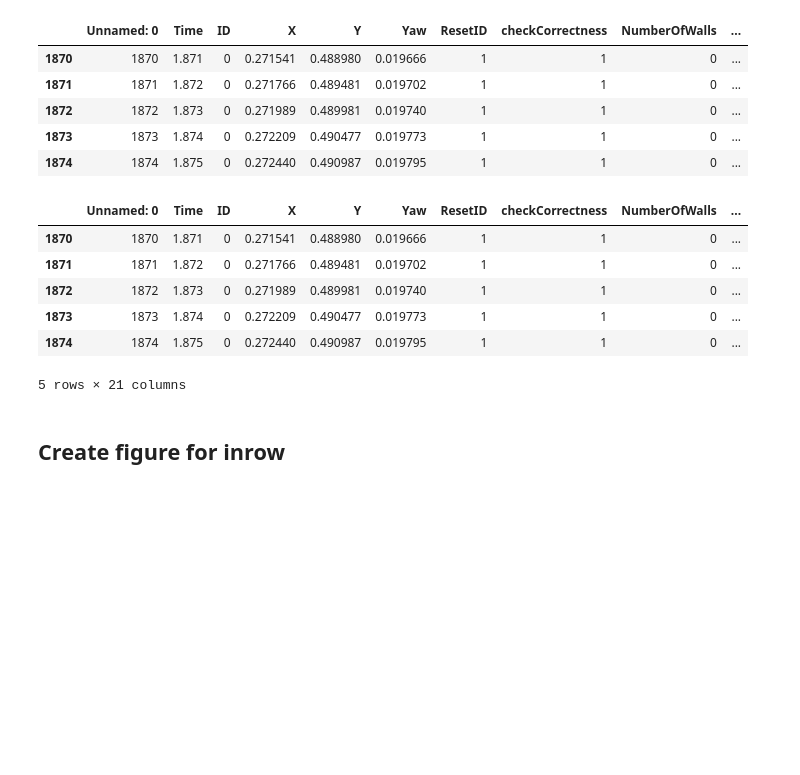
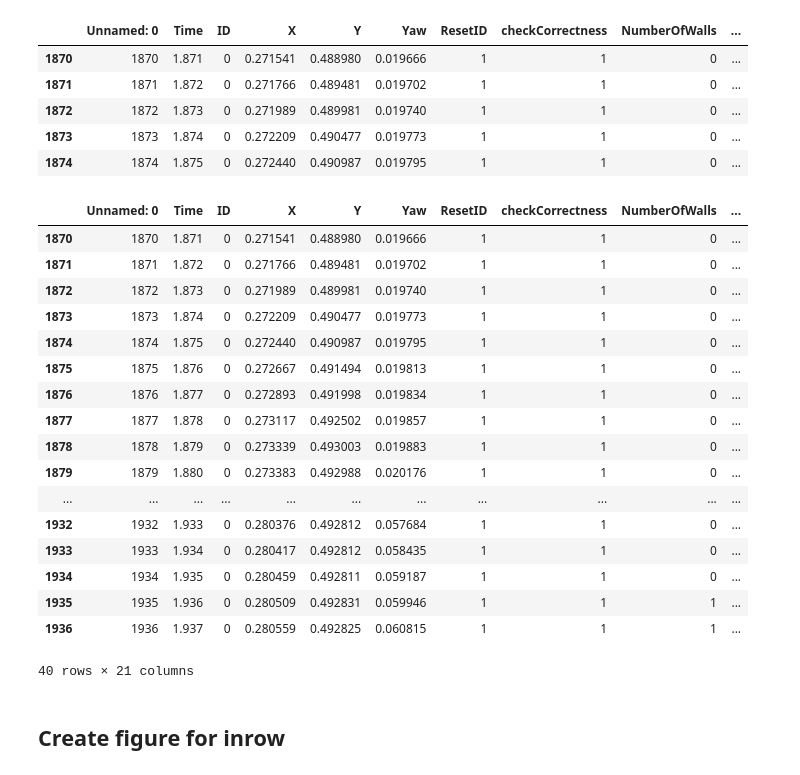
Before and after one commit to alexandroid000/self-assembly, a Jupyter notebook: dataAnalysis/develop/verification/verify_trajectory.ipynb, the cells around one changed output. Cells and saved outputs as stored; diff of their text form; code cells hidden in the pictures; blank space fills up the shorter version.

```diff
--- a/dataAnalysis/develop/verification/verify_trajectory.ipynb
+++ b/dataAnalysis/develop/verification/verify_trajectory.ipynb
@@ -69,17 +69,28 @@ df_in_angle.head()
 # %%
 #Add a label to each row for the corresponding ranges
 for i in range(NUMBER_OF_EXAMPLES):
     local_range = rows[i]
     df_in_angle.loc[local_range, 'id'] = int(i)
-df_in_angle.head()
+df_in_angle
 # %% [output]
 |  | Unnamed: 0 | Time | ID | X | Y | Yaw | ResetID | checkCorrectness | NumberOfWalls | ... |
 | 1870 | 1870 | 1.871 | 0 | 0.271541 | 0.488980 | 0.019666 | 1 | 1 | 0 | ... |
 | 1871 | 1871 | 1.872 | 0 | 0.271766 | 0.489481 | 0.019702 | 1 | 1 | 0 | ... |
 | 1872 | 1872 | 1.873 | 0 | 0.271989 | 0.489981 | 0.019740 | 1 | 1 | 0 | ... |
 | 1873 | 1873 | 1.874 | 0 | 0.272209 | 0.490477 | 0.019773 | 1 | 1 | 0 | ... |
 | 1874 | 1874 | 1.875 | 0 | 0.272440 | 0.490987 | 0.019795 | 1 | 1 | 0 | ... |
+| 1875 | 1875 | 1.876 | 0 | 0.272667 | 0.491494 | 0.019813 | 1 | 1 | 0 | ... |
+| 1876 | 1876 | 1.877 | 0 | 0.272893 | 0.491998 | 0.019834 | 1 | 1 | 0 | ... |
+| 1877 | 1877 | 1.878 | 0 | 0.273117 | 0.492502 | 0.019857 | 1 | 1 | 0 | ... |
+| 1878 | 1878 | 1.879 | 0 | 0.273339 | 0.493003 | 0.019883 | 1 | 1 | 0 | ... |
+| 1879 | 1879 | 1.880 | 0 | 0.273383 | 0.492988 | 0.020176 | 1 | 1 | 0 | ... |
+| ... | ... | ... | ... | ... | ... | ... | ... | ... | ... | ... |
+| 1932 | 1932 | 1.933 | 0 | 0.280376 | 0.492812 | 0.057684 | 1 | 1 | 0 | ... |
+| 1933 | 1933 | 1.934 | 0 | 0.280417 | 0.492812 | 0.058435 | 1 | 1 | 0 | ... |
+| 1934 | 1934 | 1.935 | 0 | 0.280459 | 0.492811 | 0.059187 | 1 | 1 | 0 | ... |
+| 1935 | 1935 | 1.936 | 0 | 0.280509 | 0.492831 | 0.059946 | 1 | 1 | 1 | ... |
+| 1936 | 1936 | 1.937 | 0 | 0.280559 | 0.492825 | 0.060815 | 1 | 1 | 1 | ... |
-5 rows × 21 columns
+40 rows × 21 columns
 # %% [markdown]
 ## Create figure for inrow
 # %%
```
Also changed, not shown: parts of 5 cells of this notebook, 1 other file.
